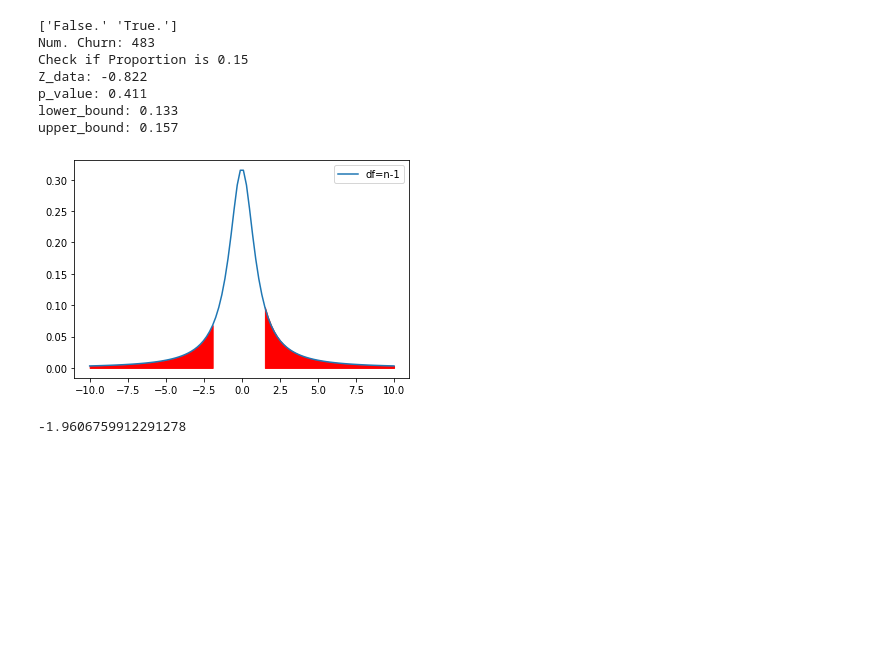
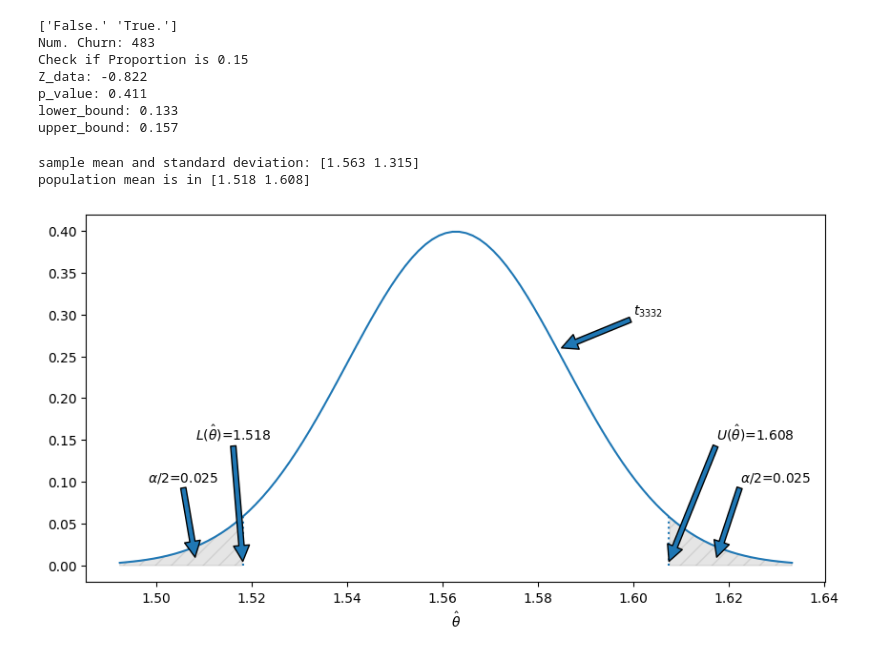
Before and after one commit to a-fahim/DMBS, a Jupyter notebook: L04.ipynb, the cells around one changed output. Drawn from its saved outputs; the diff is of its cells as text; code cells hidden in the pictures; blank space fills up the shorter version.

```diff
--- a/L04.ipynb
+++ b/L04.ipynb
@@ -235,36 +235,46 @@ Z_data: -0.822
 p_value: 0.411
 lower_bound: 0.133
 upper_bound: 0.157
-# %%
-from scipy.stats import t
-import matplotlib.pyplot as plt
-import numpy as np
-
-
-
-x = np.linspace(-10,10,100)
-y = t.pdf(x,df=1)
-
-n = 3333
-
-alpha = 0.10
-df = n-1
-ppf1 = t.ppf(alpha/2,df=df)
-ppf2 = t.ppf(1-alpha/2,df=df)
-idx1 = np.where(x<=ppf1)[0].max()
-idx2 = np.where(x<=ppf2)[0].max()
-
-
-fig, ax = plt.subplots()
-
-ax.plot(x,y,label="df=n-1")
-ax.fill_between(x[:idx1],y[:idx1], color='red')
-ax.fill_between(x[idx2:],y[idx2:], color='red')
-plt.legend()
-plt.show()
-# %% [output]
-[figure, removed]
-# %%
-t.ppf(.025,df=3333)
-# %% [output]
--1.9606759912291278
+# %%
+import scipy.stats as st
+import pandas as pd
+import matplotlib.pyplot as plt
+import numpy as np
+
+input_file = "./data_sets/churn.txt"
+df = pd.read_csv(input_file)
+# print(df.dtypes)
+x = df["CustServ Calls"]
+
+alpha = np.round(1 - 0.95,2)
+n = 3333
+df = n-1
+
+l,u = st.t.ppf(alpha/2,df),st.t.ppf(1-alpha/2,df)
+Xbar,S = np.mean(x),np.std(x)
+L = -u*S/np.sqrt(n)+Xbar
+U = u*S/np.sqrt(n)+Xbar
+
+print(f'sample mean and standard deviation: {np.round((Xbar,S),3)}')
+print(f'population mean is in {np.round((L,U),3)}')
+
+x = np.linspace(st.t.ppf(0.001,df),st.t.ppf(0.999,df), 100)
+xx = np.linspace(Xbar-st.t.ppf(0.001,df)*S/np.sqrt(n),Xbar-st.t.ppf(0.999,df)*S/np.sqrt(n), 100)
+### PLOT ###
+fig, ax = plt.subplots(1, 1,figsize=(10,5))
+ax.plot(xx, st.t.pdf(x,df),'-', label='t pdf')
+ax.set_xlabel(r"$\hat{\theta}$")
+ax.vlines(L,0,st.t.pdf(l,df),linestyle=':')
+ax.vlines(U,0,st.t.pdf(u,df),linestyle=':')
+ax.fill_between(np.sort(xx[(xx < L )]), 0, st.t.pdf(x[(x < l)],df), color='grey', hatch='//', alpha=0.2)
+ax.fill_between(np.sort(xx[(xx > U )]), 0, st.t.pdf(x[(x > u)],df), color='grey', hatch='//', alpha=0.2)
+ax.annotate(r'$L(\hat\theta)$'+f'={np.round(L,3)}', xy =(L,0.005), xytext =(L-0.01,0.15), arrowprops = dict(),)
+ax.annotate(r'$\alpha/2$'+f'={alpha/2}', xy =(L-0.01,0.01), xytext =(L-0.02,0.1), arrowprops = dict(),)
+ax.annotate(r'$U(\hat\theta)$'+f'={np.round(U,3)}', xy =(U,0.005), xytext =(U+0.01,0.15), arrowprops = dict(),)
+ax.annotate(r'$\alpha/2$'+f'={alpha/2}', xy =(U+0.01,0.01), xytext =(U+0.015,0.1), arrowprops = dict(),)
+ax.annotate(f'$t_{{{df}}}$', xy =(1.585,0.26), xytext =(1.6,0.3), arrowprops = dict(),)
+plt.show()
+# %% [output]
+sample mean and standard deviation: [1.563 1.315]
+population mean is in [1.518 1.608]
+[figure, added]
```
